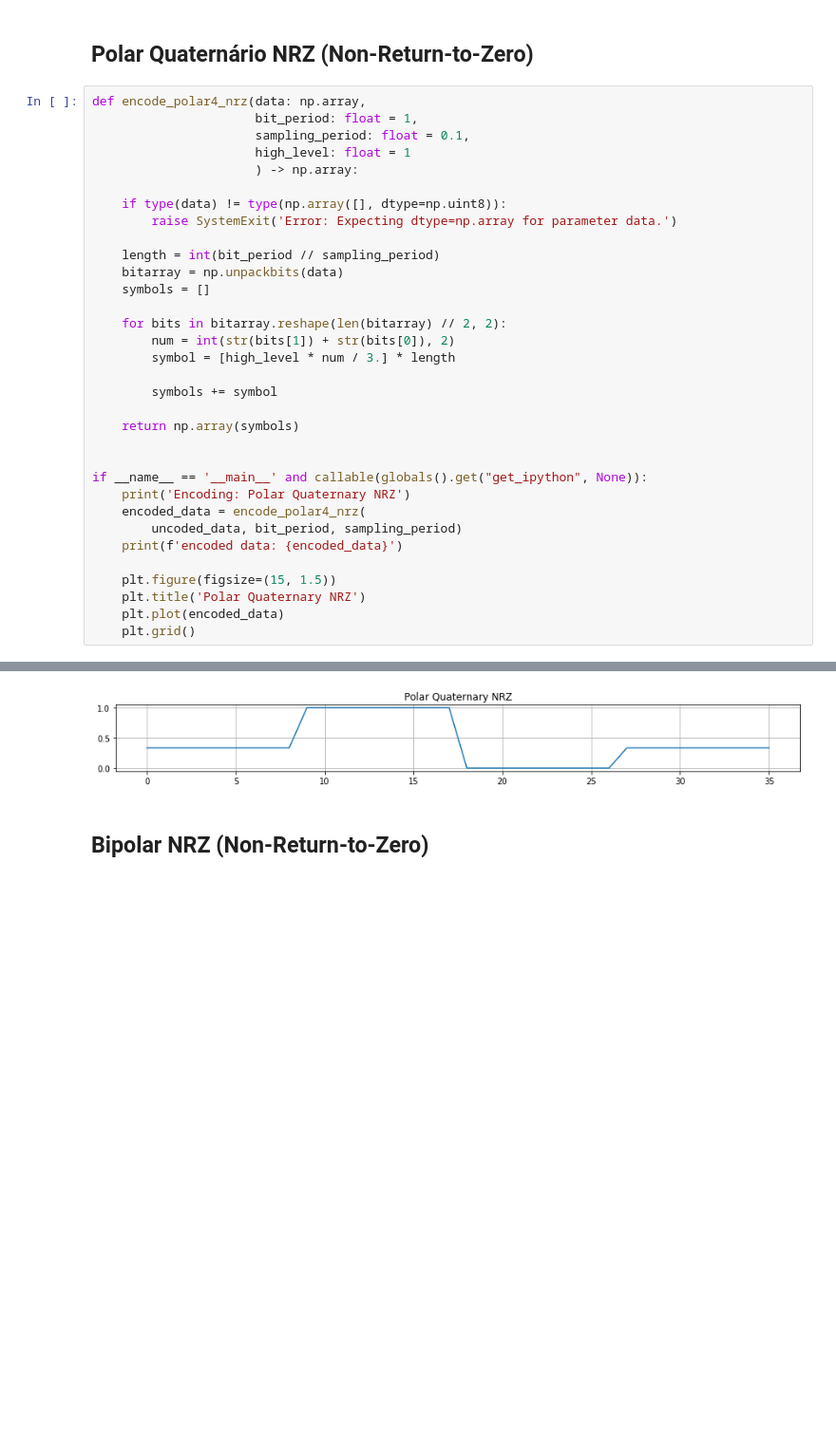
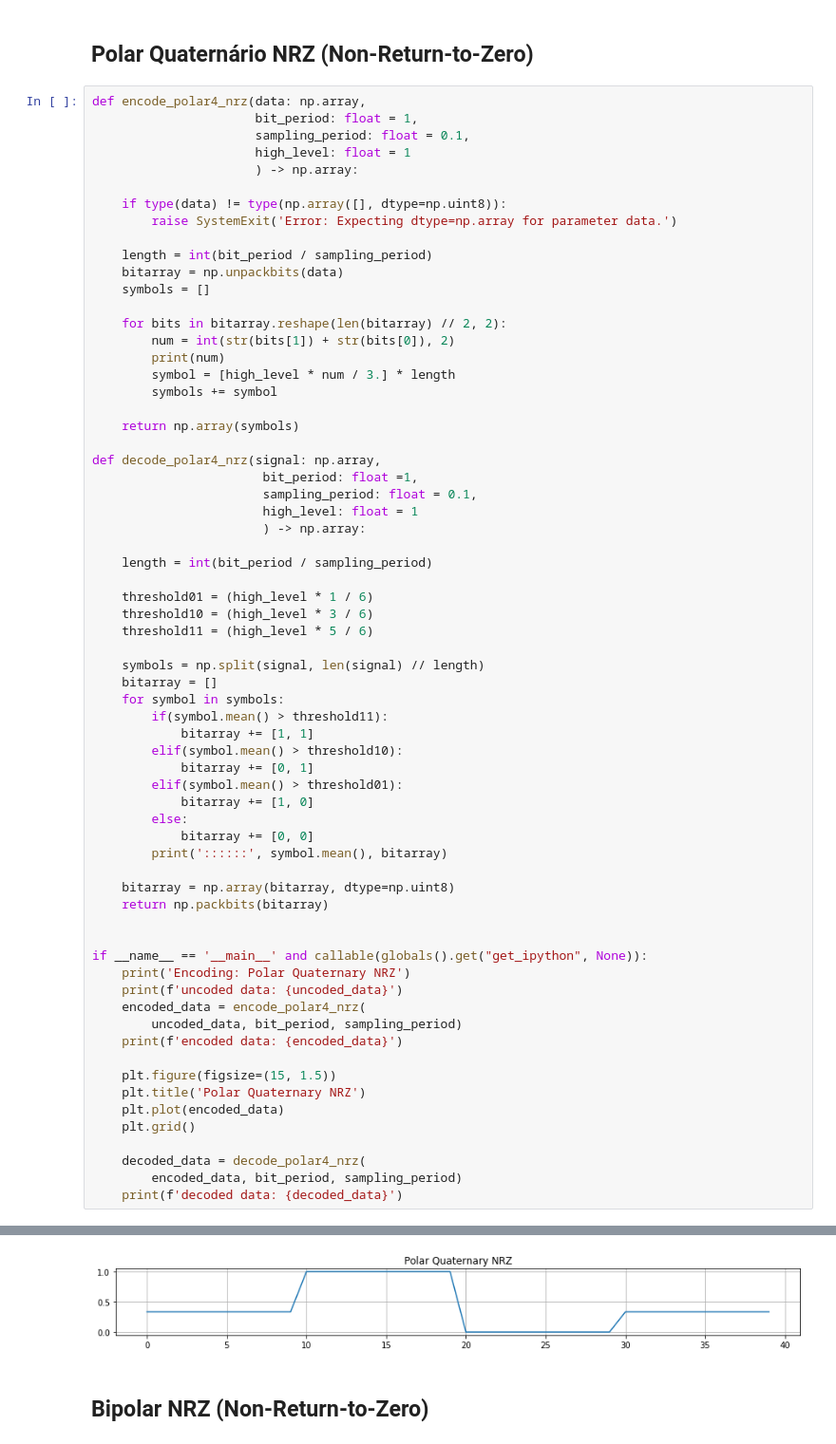
Before and after one commit to joaoantoniocardoso/SCM, a Jupyter notebook: t1_encoding.ipynb, the cells around one changed output, grey strips where cells are left out. Shown at 95% size. Drawn from its saved outputs; the diff is of its cells as text; blank space fills up the shorter version.

```diff
--- a/t1_encoding.ipynb
+++ b/t1_encoding.ipynb
@@ -174,21 +271,50 @@ def encode_polar4_nrz(data: np.array,
     if type(data) != type(np.array([], dtype=np.uint8)):
         raise SystemExit('Error: Expecting dtype=np.array for parameter data.')
 
-    length = int(bit_period // sampling_period)
+    length = int(bit_period / sampling_period)
     bitarray = np.unpackbits(data)
     symbols = []
 
     for bits in bitarray.reshape(len(bitarray) // 2, 2):
         num = int(str(bits[1]) + str(bits[0]), 2)
+        print(num)
         symbol = [high_level * num / 3.] * length
-
         symbols += symbol
 
     return np.array(symbols)
 
+def decode_polar4_nrz(signal: np.array,
+                       bit_period: float =1,
+                       sampling_period: float = 0.1,
+                       high_level: float = 1
+                       ) -> np.array:
+
+    length = int(bit_period / sampling_period)
+
+    threshold01 = (high_level * 1 / 6)
+    threshold10 = (high_level * 3 / 6)
+    threshold11 = (high_level * 5 / 6)
+
+    symbols = np.split(signal, len(signal) // length)
+    bitarray = []
+    for symbol in symbols:
+        if(symbol.mean() > threshold11):
+            bitarray += [1, 1]
+        elif(symbol.mean() > threshold10):
+            bitarray += [0, 1]
+        elif(symbol.mean() > threshold01):
+            bitarray += [1, 0]
+        else:
+            bitarray += [0, 0]
+        print('::::::', symbol.mean(), bitarray)
+
+    bitarray = np.array(bitarray, dtype=np.uint8)
+    return np.packbits(bitarray)
+
 
 if __name__ == '__main__' and callable(globals().get("get_ipython", None)):
     print('Encoding: Polar Quaternary NRZ')
+    print(f'uncoded data: {uncoded_data}')
     encoded_data = encode_polar4_nrz(
         uncoded_data, bit_period, sampling_period)
     print(f'encoded data: {encoded_data}')
@@ -197,5 +323,9 @@ if __name__ == '__main__' and callable(globals().get("get_ipython", None)):
     plt.title('Polar Quaternary NRZ')
     plt.plot(encoded_data)
     plt.grid()
+
+    decoded_data = decode_polar4_nrz(
+        encoded_data, bit_period, sampling_period)
+    print(f'decoded data: {decoded_data}')
 # %% [output]
 Encoding: Polar Quaternary NRZ
@@ -208,4 +350,4 @@ encoded data: [0.33333333 0.33333333 0.33333333 0.33333333 0.33333333 0.33333333
-[figure, old version]
+[figure, new version]
 # %% [markdown]
 ##  Bipolar NRZ (Non-Return-to-Zero)
 # %%
```
Also changed, not shown: parts of 10 cells of this notebook, 2 other files.
